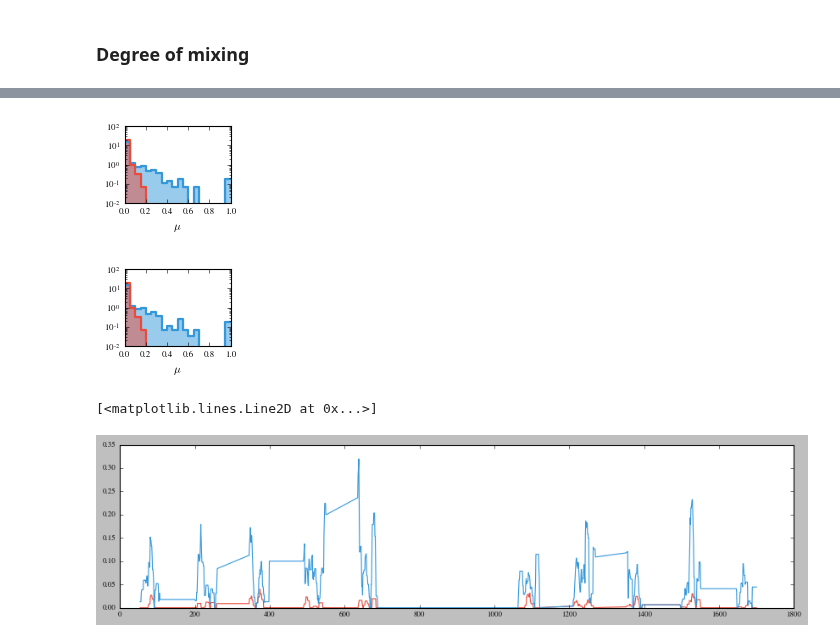
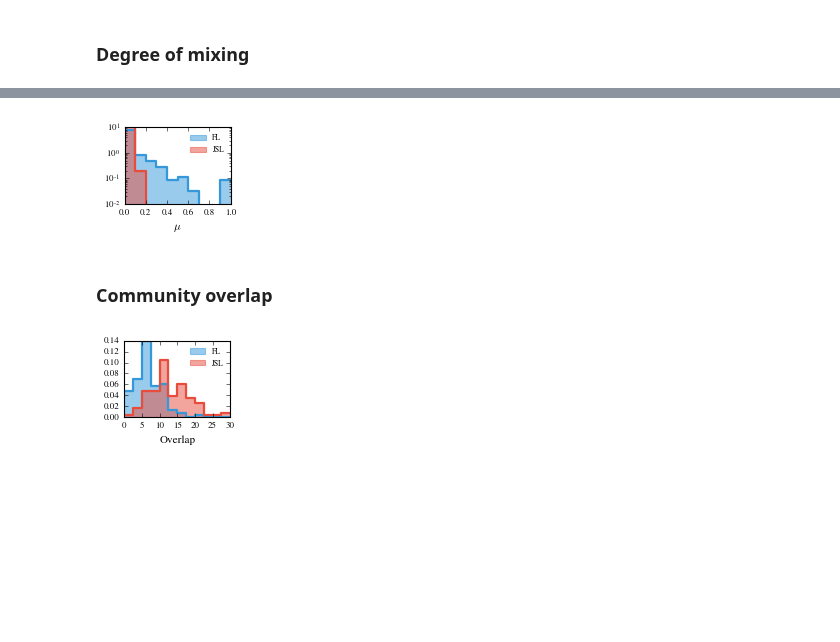
Before and after one commit to ulfaslak/recurrent_communities, a Jupyter notebook: results_real_data.ipynb, the cells around one changed output, grey strips where cells are left out. Saved outputs shown, nothing was run; the diff lists cells and outputs as text; code cells hidden in the pictures; blank space fills up the shorter version.

```diff
--- a/results_real_data.ipynb
+++ b/results_real_data.ipynb
@@ -471,2 +522,6 @@ layers = [
+# %%
+layer_indices1 = [l for l, n in enumerate(network1) if n.shape[0] > 0]
+A1 = build_adjacency_tensor([n for n in network1 if n.shape[0] > 0], index=None)
+network_pajek1 = write_pajek(A1)
 # %% [markdown]
 ## Workplace
@@ -533,8 +573,5 @@ network2 = [
 # %%
-# Format list of dataframes as pajek #
-# ---------------------------------- #
-
-layer_indices = [l for l, n in enumerate(network2) if n.shape[0] > 0]
+layer_indices2 = [l for l, n in enumerate(network2) if n.shape[0] > 0]
 A2 = build_adjacency_tensor([n for n in network2 if n.shape[0] > 0], index=None)
 network_pajek2 = write_pajek(A2)
 # %% [markdown]
@@ -632,44 +807,76 @@ for l, layer_partition in sorted(layer_commu_pred_FL_2.items(), key=lambda (k, v
 # %%
 plt.figure(figsize=(3.42/2, 1.2), frameon=False)
 
-v_FL, b_FL = np.histogram(average_mixing_FL, bins=np.linspace(0, 1, 21), normed=True)
+# FL histogram
+v_FL, b_FL = np.histogram(mixing_FL_arr, bins=np.linspace(0, 1, 11), normed=True)
 plt.step(b_FL, [v_FL[0]] + list(v_FL), where='pre', color="#3498db", lw=2)
 b_FL_step, v_FL_step = get_x_y_steps(b_FL, [v_FL[0]] + list(v_FL), where="pre")
-plt.fill_between(b_FL_step, v_FL_step, color="#3498db", alpha=0.5)
+plt.fill_between(b_FL_step, v_FL_step, color="#3498db", alpha=0.5, label="FL")
 
-v_JSL, b_JSL = np.histogram(average_mixing_JSL, bins=np.linspace(0, 1, 21), normed=True)
+# JSL histogram
+v_JSL, b_JSL = np.histogram(mixing_JSL_arr, bins=np.linspace(0, 1, 11), normed=True)
 plt.step(b_JSL, [v_JSL[0]] + list(v_JSL), where='pre', color="#e74c3c", lw=2)
 b_JSL_step, v_JSL_step = get_x_y_steps(b_JSL, [v_JSL[0]] + list(v_JSL), where="pre")
-plt.fill_between(b_JSL_step, v_JSL_step, color="#e74c3c", alpha=0.5)
-
+plt.fill_between(b_JSL_step, v_JSL_step, color="#e74c3c", alpha=0.5, label="JSL")
 
 plt.xlabel("$\mu$")
 plt.yscale("log")
 
-#plt.legend(fontsize=5, frameon=False)
+plt.legend(frameon=False)
 plt.savefig("figures/mixing_coef_distribution_workplace.pdf")
 plt.show()
 # %% [output]
-[figure, old version]
+[figure, new version]
+# %% [markdown]
+### Community overlap
+# %%
+communities_JSL_2 = node_communities(layer_commu_pred_JSL_2)
+communities_FL_2 = node_communities(layer_commu_pred_FL_2)
+communities_AL_2 = node_communities(layer_commu_pred_AL_2)
+communities_NL_2 = node_communities(layer_commu_pred_NL_2)
+# %%
+entropy_JSL_2, overlap_JSL_2 = compute_entropy_and_overlap(communities_JSL_2)
+entropy_FL_2, overlap_FL_2 = compute_entropy_and_overlap(communities_FL_2)
+entropy_AL_2, overlap_AL_2 = compute_entropy_and_overlap(communities_AL_2)
+entropy_NL_2, overlap_NL_2 = compute_entropy_and_overlap(communities_NL_2)
 # %%
+alpha_JSL_2, beta_JSL_2, loc_JSL_2, scale_JSL_2 = sp.stats.beta.fit(overlap_JSL_2)
+alpha_FL_2, beta_FL_2, loc_FL_2, scale_FL_2 = sp.stats.beta.fit(overlap_FL_2)
+
+overlap_fit_samples_JSL_2 = sp.stats.beta.rvs(alpha_JSL_2, beta_JSL_2, loc_JSL_2, scale_JSL_2, size=10000)
+overlap_fit_samples_FL_2 = sp.stats.beta.rvs(alpha_FL_2, beta_FL_2, loc_FL_2, scale_FL_2, size=10000)
+
+
 plt.figure(figsize=(3.42/2, 1.2), frameon=False)
 
-v_FL, b_FL = np.histogram(average_mixing_FL, bins=np.linspace(0, 1, 21), normed=True)
+# FL histogram
+v_FL, b_FL = np.histogram(overlap_fit_samples_FL_2, bins=np.linspace(0, 30, 13), normed=True)
 plt.step(b_FL, [v_FL[0]] + list(v_FL), where='pre', color="#3498db", lw=2)
 b_FL_step, v_FL_step = get_x_y_steps(b_FL, [v_FL[0]] + list(v_FL), where="pre")
-plt.fill_between(b_FL_step, v_FL_step, color="#3498db", alpha=0.5)
+plt.fill_between(b_FL_step, v_FL_step, color="#3498db", alpha=0.5, label="FL")
 
-v_JSL, b_JSL = np.histogram(average_mixing_JSL, bins=np.linspace(0, 1, 21), normed=True)
+# JSL histogram
+v_JSL, b_JSL = np.histogram(overlap_fit_samples_JSL_2, bins=np.linspace(0, 30, 13), normed=True)
 plt.step(b_JSL, [v_JSL[0]] + list(v_JSL), where='pre', color="#e74c3c", lw=2)
 b_JSL_step, v_JSL_step = get_x_y_steps(b_JSL, [v_JSL[0]] + list(v_JSL), where="pre")
-plt.fill_between(b_JSL_step, v_JSL_step, color="#e74c3c", alpha=0.5)
+plt.fill_between(b_JSL_step, v_JSL_step, color="#e74c3c", alpha=0.5, label="JSL")
 
+# AL histogram
+# v_AL, b_AL = np.histogram(overlap_AL_2, normed=True)
+# plt.step(b_AL, [v_AL[0]] + list(v_AL), where='pre', color="#1abc9c", lw=2)
+# b_AL_step, v_AL_step = get_x_y_steps(b_AL, [v_AL[0]] + list(v_AL), where="pre")
+# plt.fill_between(b_AL_step, v_AL_step, color="#1abc9c", alpha=0.5, label="AL")
 
-plt.xlabel("$\mu$")
-plt.yscale("log")
+# NL histogram
+# v_NL, b_NL = np.histogram(overlap_NL_2, normed=True)
+# plt.step(b_NL, [v_NL[0]] + list(v_NL), where='pre', color="#f1c40f", lw=2)
+# b_NL_step, v_NL_step = get_x_y_steps(b_NL, [v_NL[0]] + list(v_NL), where="pre")
+# plt.fill_between(b_NL_step, v_NL_step, color="#f1c40f", alpha=0.5, label="NL")
 
-#plt.legend(fontsize=5, frameon=False)
-plt.savefig("figures/mixing_coef_distribution_workplace.pdf")
+plt.xlabel("overlap".capitalize())
+
+plt.legend(frameon=False)
+#plt.savefig("figures/overlap_distribution_workplace.pdf")
 plt.show()
 # %% [output]
-[figure, old version]
+[figure, new version]
@@ -724,7 +882,0 @@ for l, layer_partition in sorted(layer_commu_pred_FL_2.items(), key=lambda (k, v
-# %%
-plt.figure(figsize=(3.42*3/4*5, 1.2/2*5))
-plt.plot(layer_JSL, smooth(average_mixing_JSL, 10), color="#e74c3c")
-plt.plot(layer_FL, smooth(average_mixing_FL, 10), color="#3498db")
-# %% [output]
-[<matplotlib.lines.Line2D at 0x...>]
-[figure, removed]
```
Also changed, not shown: parts of 37 cells of this notebook, 11 other files.
